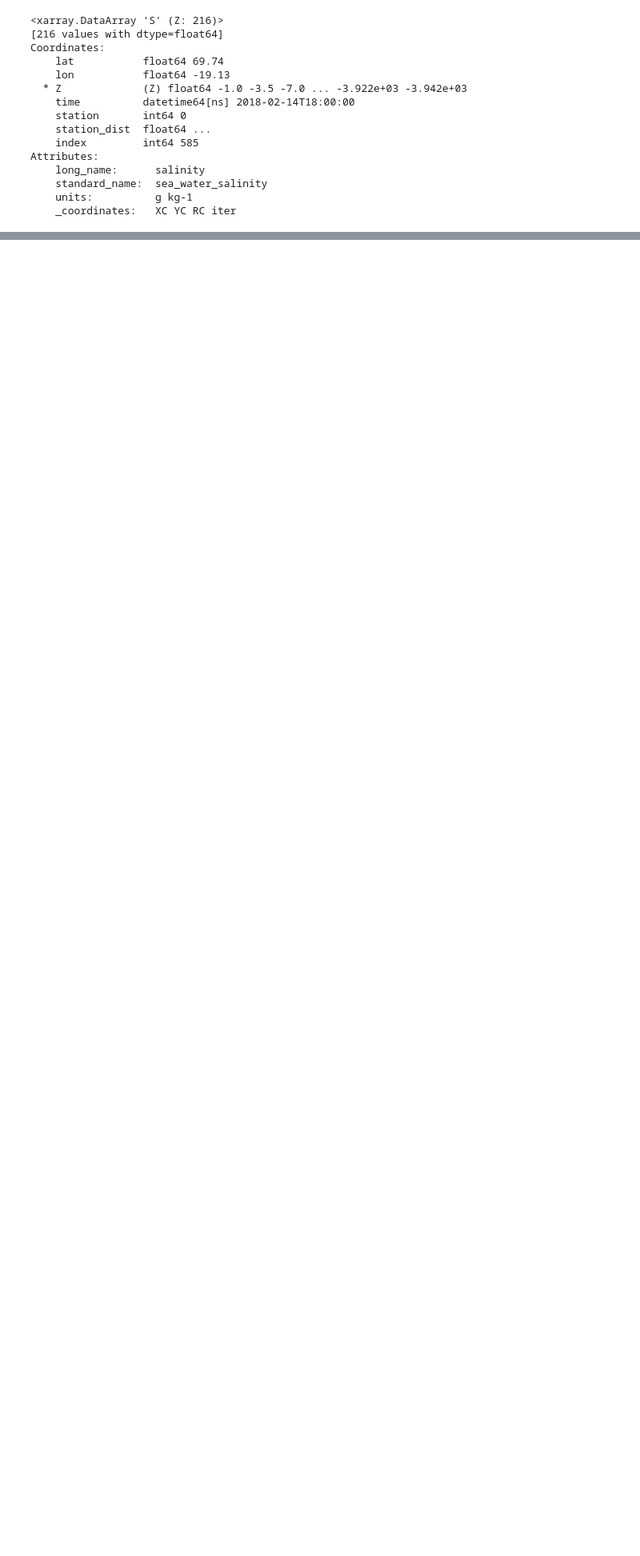
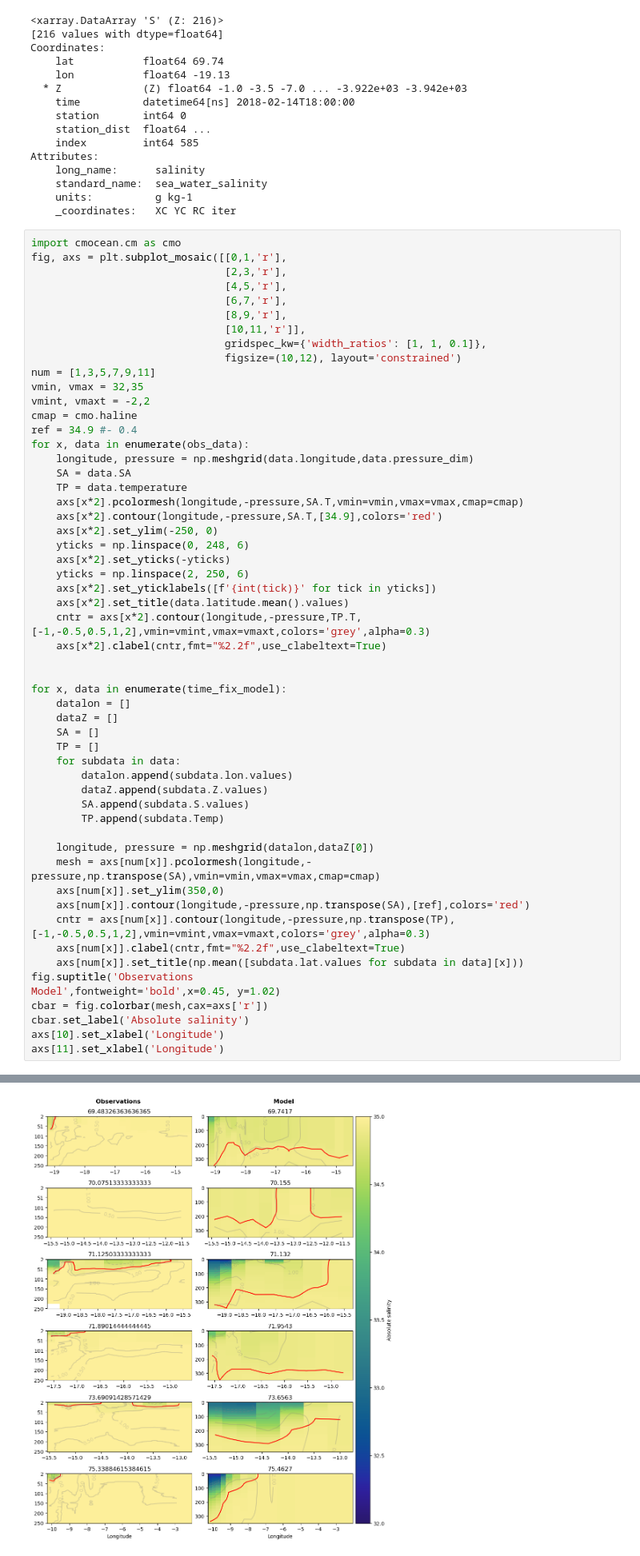
Before and after one commit to EirikKvamme/MScEirik, a Jupyter notebook: AreaInfo/Obs_vs_Model.ipynb, the cells around one changed output, grey strips where cells are left out. Shown at 80% size. Drawn from its saved outputs; the diff is of its cells as text; blank space fills up the shorter version.

Commit message:
Updated Model vs Observation plot

```diff
--- a/AreaInfo/Obs_vs_Model.ipynb
+++ b/AreaInfo/Obs_vs_Model.ipynb
@@ -172,3 +205,58 @@ Attributes:
     standard_name:  sea_water_salinity
     units:          g kg-1
     _coordinates:   XC YC RC iter
+# %%
+import cmocean.cm as cmo
+fig, axs = plt.subplot_mosaic([[0,1,'r'],
+                               [2,3,'r'],
+                               [4,5,'r'],
+                               [6,7,'r'],
+                               [8,9,'r'],
+                               [10,11,'r']],
+                               gridspec_kw={'width_ratios': [1, 1, 0.1]},
+                               figsize=(10,12), layout='constrained')
+num = [1,3,5,7,9,11]
+vmin, vmax = 32,35
+vmint, vmaxt = -2,2
+cmap = cmo.haline
+ref = 34.9 #- 0.4
+for x, data in enumerate(obs_data):
+    longitude, pressure = np.meshgrid(data.longitude,data.pressure_dim)
+    SA = data.SA
+    TP = data.temperature
+    axs[x*2].pcolormesh(longitude,-pressure,SA.T,vmin=vmin,vmax=vmax,cmap=cmap)
+    axs[x*2].contour(longitude,-pressure,SA.T,[34.9],colors='red')
+    axs[x*2].set_ylim(-250, 0)
+    yticks = np.linspace(0, 248, 6)
+    axs[x*2].set_yticks(-yticks)
+    yticks = np.linspace(2, 250, 6)
+    axs[x*2].set_yticklabels([f'{int(tick)}' for tick in yticks])
+    axs[x*2].set_title(data.latitude.mean().values)
+    cntr = axs[x*2].contour(longitude,-pressure,TP.T,[-1,-0.5,0.5,1,2],vmin=vmint,vmax=vmaxt,colors='grey',alpha=0.3)
+    axs[x*2].clabel(cntr,fmt="%2.2f",use_clabeltext=True)
+
+
+for x, data in enumerate(time_fix_model):
+    datalon = []
+    dataZ = []
+    SA = []
+    TP = []
+    for subdata in data:
+        datalon.append(subdata.lon.values)
+        dataZ.append(subdata.Z.values)
+        SA.append(subdata.S.values)
+        TP.append(subdata.Temp)
+
+    longitude, pressure = np.meshgrid(datalon,dataZ[0])
+    mesh = axs[num[x]].pcolormesh(longitude,-pressure,np.transpose(SA),vmin=vmin,vmax=vmax,cmap=cmap)
+    axs[num[x]].set_ylim(350,0)
+    axs[num[x]].contour(longitude,-pressure,np.transpose(SA),[ref],colors='red')
+    cntr = axs[num[x]].contour(longitude,-pressure,np.transpose(TP),[-1,-0.5,0.5,1,2],vmin=vmint,vmax=vmaxt,colors='grey',alpha=0.3)
+    axs[num[x]].clabel(cntr,fmt="%2.2f",use_clabeltext=True)
+    axs[num[x]].set_title(np.mean([subdata.lat.values for subdata in data][x]))
+fig.suptitle('Observations                                                                Model',fontweight='bold',x=0.45, y=1.02)
+cbar = fig.colorbar(mesh,cax=axs['r'])
+cbar.set_label('Absolute salinity')
+axs[10].set_xlabel('Longitude')
+axs[11].set_xlabel('Longitude')
+# %% [output]
@@ -175,3 +264,4 @@ Attributes:
+[figure, added]
 # %%
 import sys
 # caution: path[0] is reserved for script path (or '' in REPL)
```
Also changed, not shown: parts of 7 cells of this notebook.
